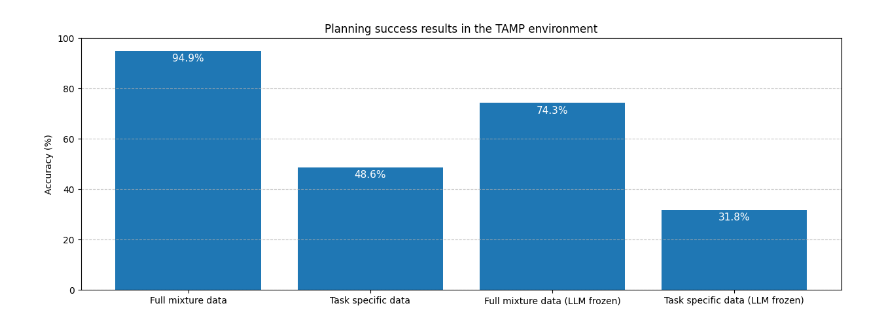
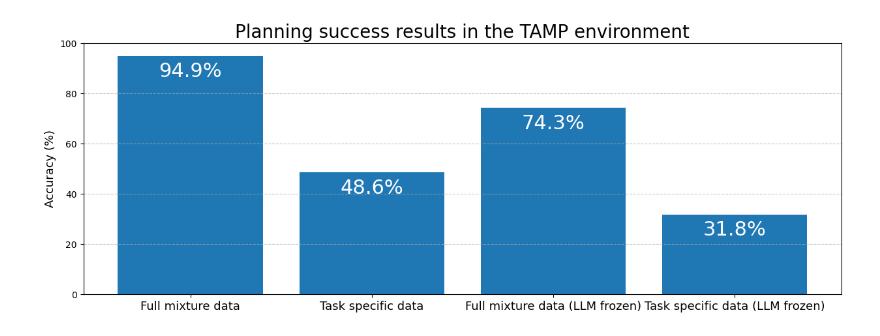
Before and after one commit to HansDampf37/Large-Language-Models-in-Robotics-a-case-study, a Jupyter notebook: PaLM-E_experiments.ipynb, the cells around one changed output. Saved outputs shown, nothing was run; the diff lists cells and outputs as text; code cells hidden in the pictures.

Commit message:
Increase font-sizes

```diff
--- a/PaLM-E_experiments.ipynb
+++ b/PaLM-E_experiments.ipynb
@@ -20,37 +20,41 @@ data_set_results = [
     48.6,
     74.3,
     31.8
 ]
 plt.figure(figsize=(15, 5))
 
-# Define bar colors
+# Formatting
+font_title = {'fontsize': 20}
+font_labels = {'fontsize': 13}
+font_percentages = {'fontsize': 22}
 
 # Plot the bars
 bars = plt.bar(data_sets, data_set_results)
 
 # Add numbers on the bars
 for bar in bars:
     height = bar.get_height()
     plt.text(
         bar.get_x() + bar.get_width() / 2.,  # Center the text horizontally
-        height - 5,  # Position slightly below the top of the bar
+        height - 10,  # Position slightly below the top of the bar
         f'{height}%',  # Format as percentage
-        ha='center', va='bottom', color='white', fontsize=11  # Adjust text styling
+        ha='center', va='bottom', color='white', **font_percentages
     )
 
 # Add labels and title
-plt.ylabel('Accuracy (%)')
-plt.title('Planning success results in the TAMP environment')
-plt.ylim(0, 100)  # Set Y-axis range for better context
+plt.title('Planning success results in the TAMP environment', **font_title)
+plt.ylabel('Accuracy (%)', **font_labels)
+plt.xticks(**font_labels)
+plt.ylim(0, 100)
 plt.grid(axis="y", linestyle="--", alpha=0.7)
 
 # Ensure the 'images' directory exists
 os.makedirs("images", exist_ok=True)
 
 # Save the plot as a PNG file in the 'images' directory before displaying it
 plt.savefig("images/palm-e_experiments.png")
 
 # Display the plot
 plt.show()
 # %% [output]
-[figure, old version]
+[figure, new version]
```
Also changed, not shown: 3 other files.
